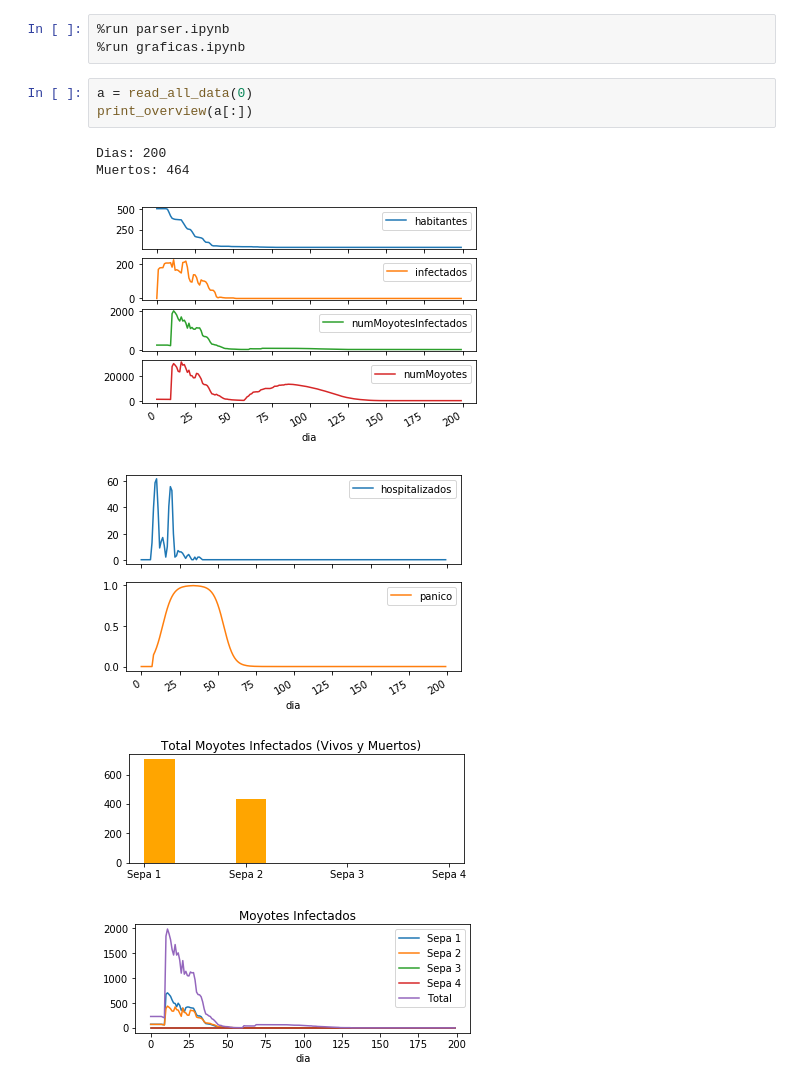
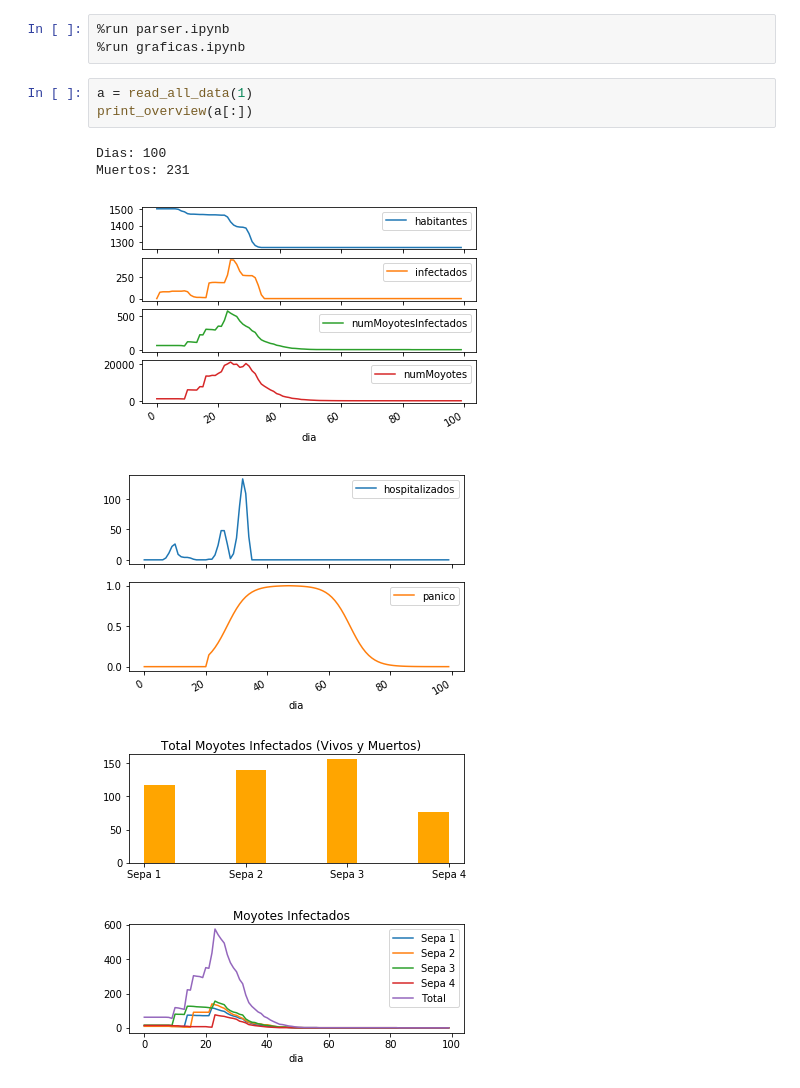
Before and after one commit to mageMerlin8/IA_Proyecto_3, a Jupyter notebook: py/gui.ipynb, the cells around one changed output. Saved outputs shown, nothing was run; the diff lists cells and outputs as text.

```diff
--- a/py/gui.ipynb
+++ b/py/gui.ipynb
@@ -2,13 +2,13 @@
 %run parser.ipynb
 %run graficas.ipynb
 # %%
-a = read_all_data(0)
+a = read_all_data(1)
 print_overview(a[:])
 # %% [output]
-Dias: 200
-Muertos: 464
+Dias: 100
+Muertos: 231
-[figure, old version]
+[figure, new version]
-[figure, old version]
+[figure, new version]
-[figure, old version]
+[figure, new version]
-[figure, old version]
+[figure, new version]
 # %%
```
Also changed, not shown: parts of 2 cells of this notebook, 2 other files.
